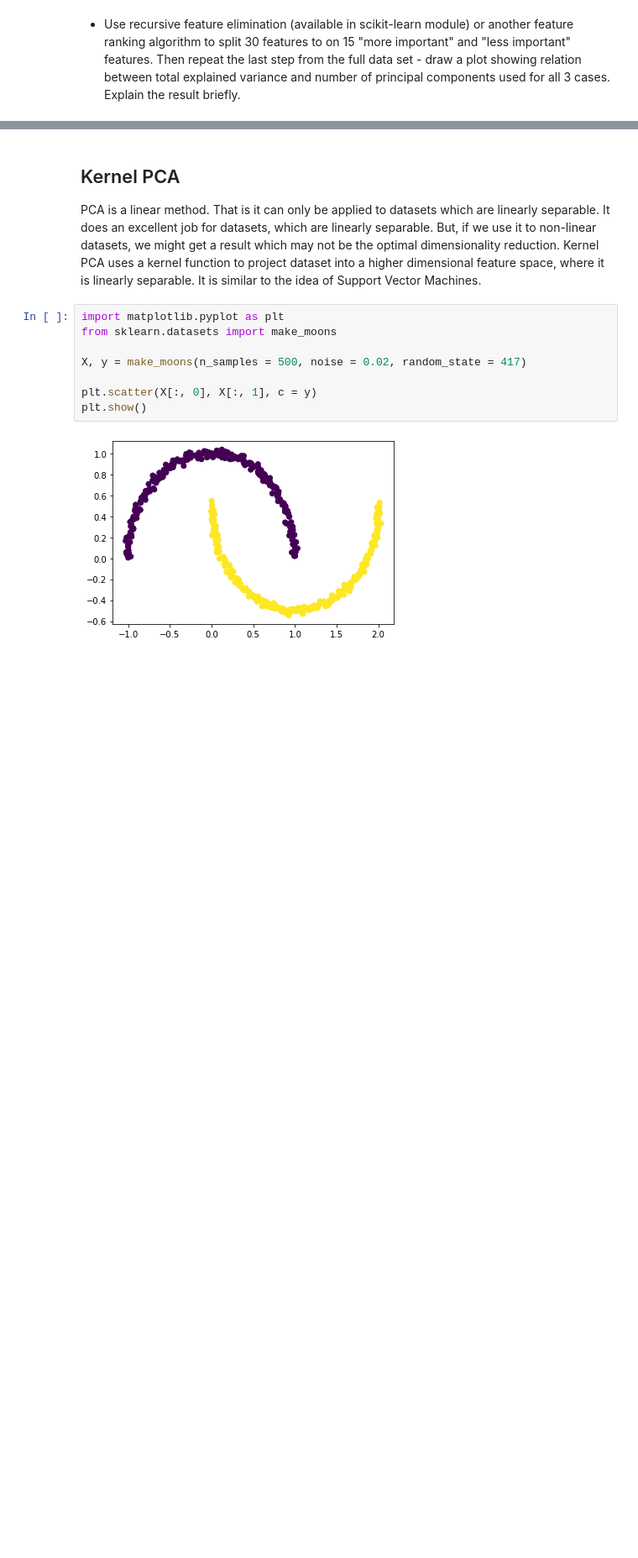
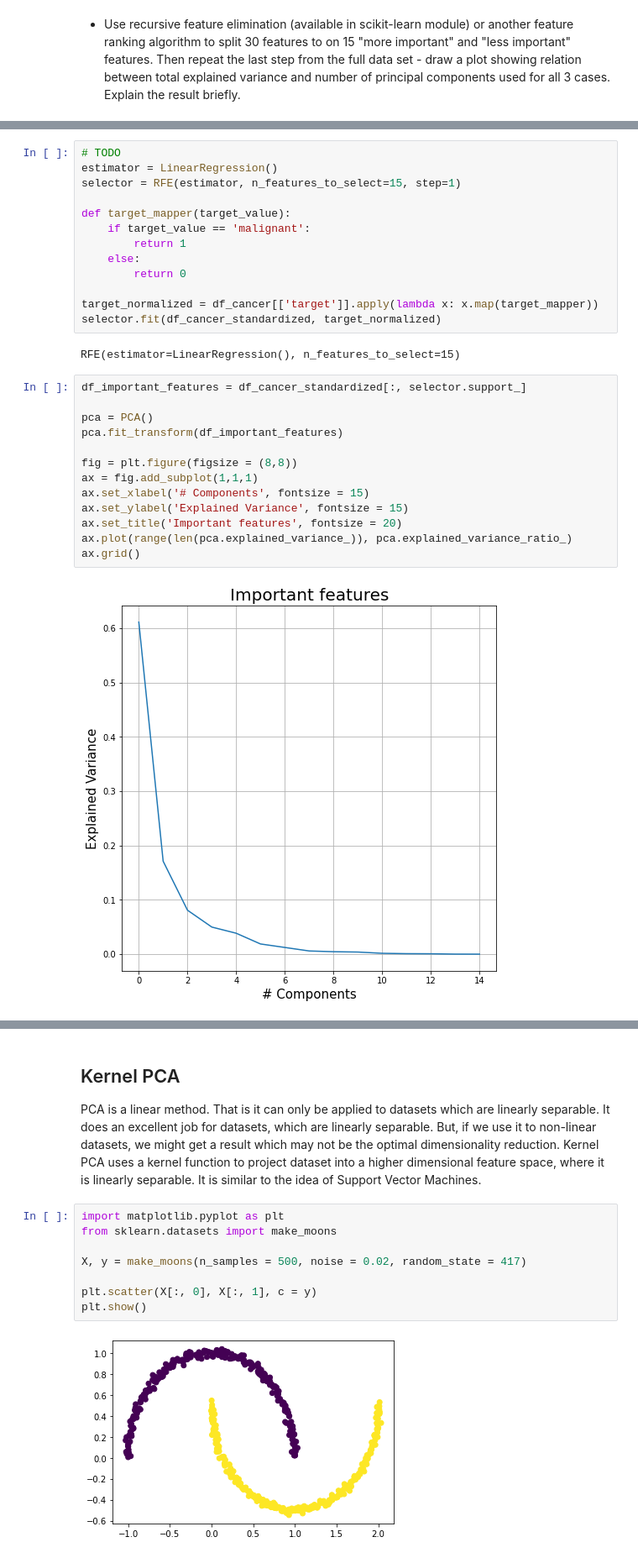
Before and after one commit to Petroniuss/visualizing-big-datasets, a Jupyter notebook: lab1/pca_kernelpca_lab.ipynb, the cells around one changed output, grey strips where cells are left out. Shown: that part at 84% size. Cells and saved outputs as stored; diff of their text form; blank space fills up the shorter version.

```diff
--- a/lab1/pca_kernelpca_lab.ipynb
+++ b/lab1/pca_kernelpca_lab.ipynb
@@ -271,0 +305,30 @@ NameError: name 'PCA' is not defined
+# %%
+# TODO
+estimator = LinearRegression()
+selector = RFE(estimator, n_features_to_select=15, step=1)
+
+def target_mapper(target_value):
+    if target_value == 'malignant':
+        return 1
+    else:
+        return 0
+
+target_normalized = df_cancer[['target']].apply(lambda x: x.map(target_mapper))
+selector.fit(df_cancer_standardized, target_normalized)
+# %% [output]
+RFE(estimator=LinearRegression(), n_features_to_select=15)
+# %%
+df_important_features = df_cancer_standardized[:, selector.support_]
+
+pca = PCA()
+pca.fit_transform(df_important_features)
+
+fig = plt.figure(figsize = (8,8))
+ax = fig.add_subplot(1,1,1)
+ax.set_xlabel('# Components', fontsize = 15)
+ax.set_ylabel('Explained Variance', fontsize = 15)
+ax.set_title('Important features', fontsize = 20)
+ax.plot(range(len(pca.explained_variance_)), pca.explained_variance_ratio_)
+ax.grid()
+# %% [output]
+[figure, added]
```
Also changed, not shown: parts of 16 cells of this notebook.
